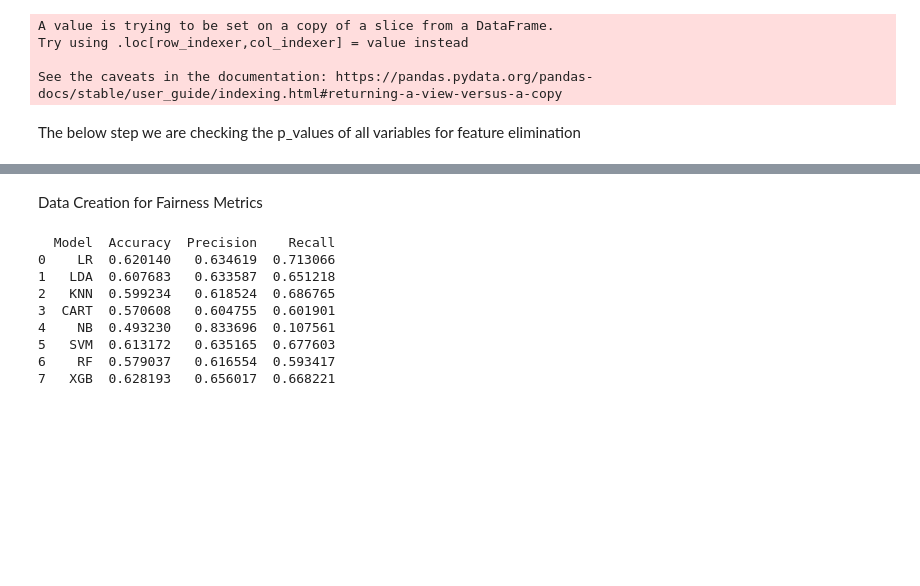
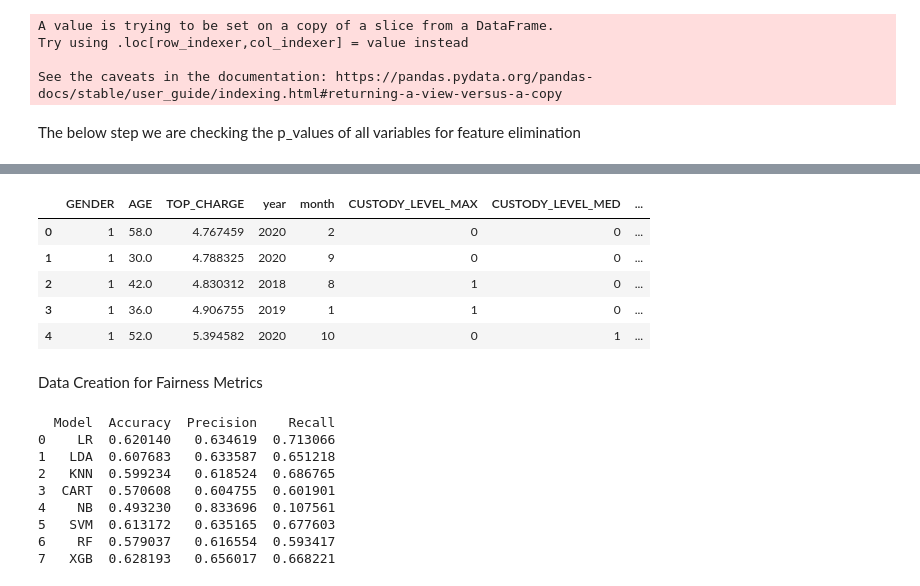
Before and after one commit to FrancisDcruz/OpenFairness, a Jupyter notebook: crime_fareness_.ipynb, the cells around one changed output, grey strips where cells are left out. Cells and saved outputs as stored; diff of their text form; code cells hidden in the pictures; blank space fills up the shorter version.

```diff
--- a/crime_fareness_.ipynb
+++ b/crime_fareness_.ipynb
@@ -282,6 +280,15 @@ train=np.concatenate((x_train,y_train.reshape(-1,1)),axis=1)
 test=np.concatenate((x_test,y_test.reshape(-1,1)),axis=1)
 train=pd.DataFrame(train,columns=cols)
 test=pd.DataFrame(test,columns=cols)
+# %%
+data.head()
+# %% [output]
+|  | GENDER | AGE | TOP_CHARGE | year | month | CUSTODY_LEVEL_MAX | CUSTODY_LEVEL_MED | ... |
+| 0 | 1 | 58.0 | 4.767459 | 2020 | 2 | 0 | 0 | ... |
+| 1 | 1 | 30.0 | 4.788325 | 2020 | 9 | 0 | 0 | ... |
+| 2 | 1 | 42.0 | 4.830312 | 2018 | 8 | 1 | 0 | ... |
+| 3 | 1 | 36.0 | 4.906755 | 2019 | 1 | 1 | 0 | ... |
+| 4 | 1 | 52.0 | 5.394582 | 2020 | 10 | 0 | 1 | ... |
 # %% [markdown]
 Data Creation for Fairness Metrics
 # %%
```
Also changed, not shown: parts of 25 cells of this notebook.
